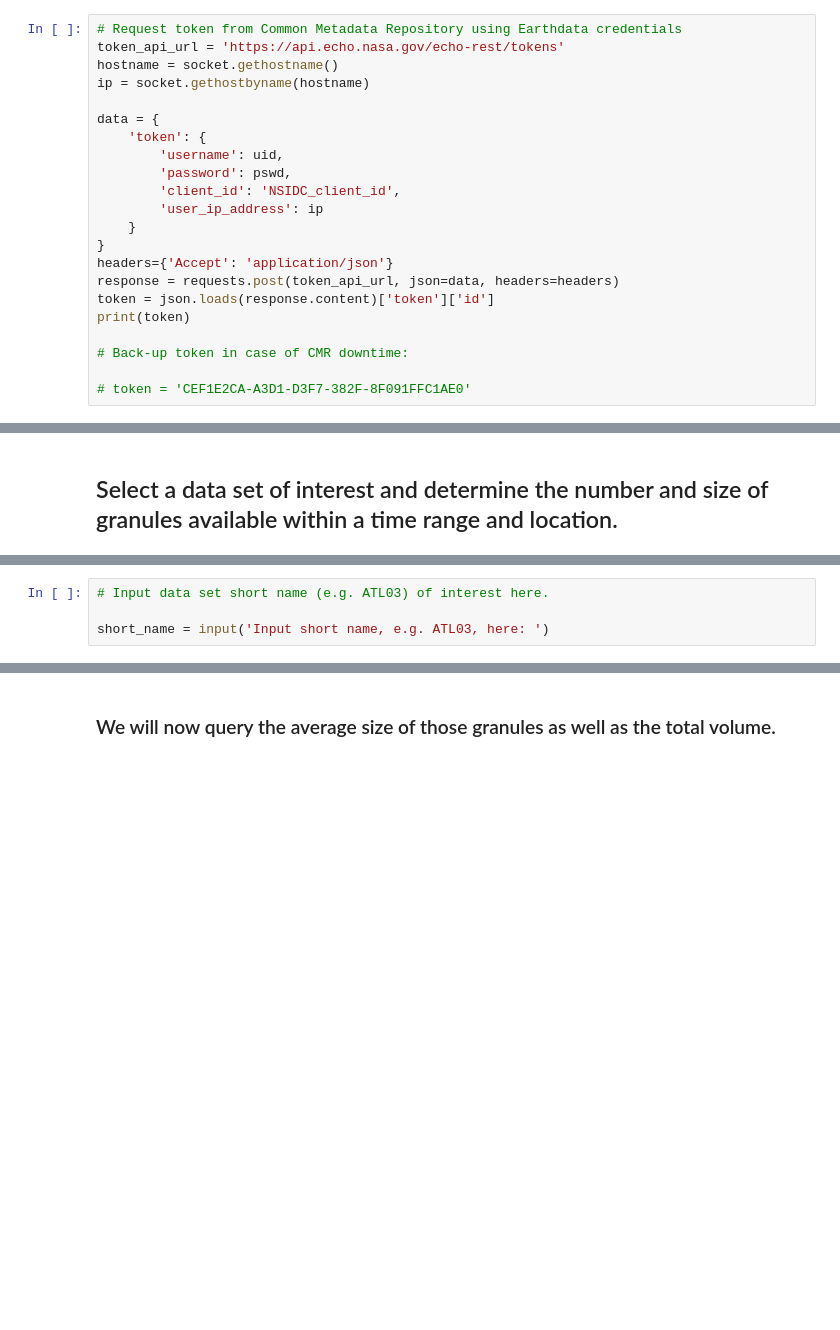
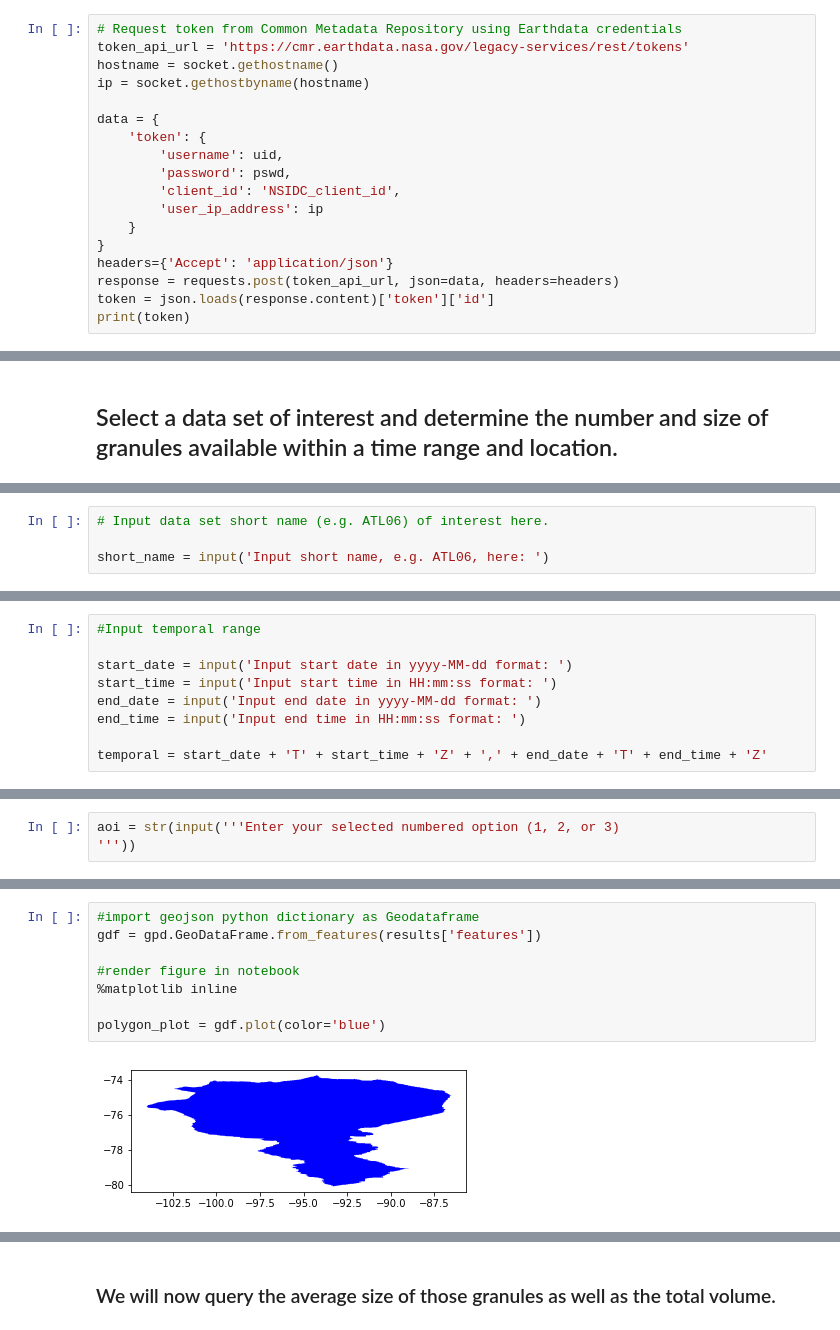
Before and after one commit to ICESAT-2HackWeek/data-access, a Jupyter notebook: notebooks/NSIDC DAAC ICESat-2 Customize and Access.ipynb, the cells around one changed output, grey strips where cells are left out. Drawn from its saved outputs; the diff is of its cells as text; blank space fills up the shorter version.

Commit message:
polygon filtering updates

```diff
--- a/notebooks/NSIDC DAAC ICESat-2 Customize and Access.ipynb
+++ b/notebooks/NSIDC DAAC ICESat-2 Customize and Access.ipynb
@@ -24,7 +28,7 @@ Earthdata Login password: ········
 Email address associated with Earthdata Login account: amy.steiker@nsidc.org
 # %%
 # Request token from Common Metadata Repository using Earthdata credentials
-token_api_url = 'https://api.echo.nasa.gov/echo-rest/tokens'
+token_api_url = 'https://cmr.earthdata.nasa.gov/legacy-services/rest/tokens'
 hostname = socket.gethostname()
 ip = socket.gethostbyname(hostname)
 
@@ -40,8 +44,4 @@ headers={'Accept': 'application/json'}
 response = requests.post(token_api_url, json=data, headers=headers)
 token = json.loads(response.content)['token']['id']
 print(token)
-
-# Back-up token in case of CMR downtime:
-
-# token = 'CEF1E2CA-A3D1-D3F7-382F-8F091FFC1AE0'
 # %% [output]
@@ -53,5 +53,5 @@ F9D2A712-8B4B-785A-F06E-D4BE8AE73170
 # %%
-# Input data set short name (e.g. ATL03) of interest here.
+# Input data set short name (e.g. ATL06) of interest here.
 
-short_name = input('Input short name, e.g. ATL03, here: ')
+short_name = input('Input short name, e.g. ATL06, here: ')
 # %% [output]
@@ -78,0 +79,9 @@ print('The most recent version of ', short_name, ' is ', latest_version)
+# %%
+#Input temporal range
+
+start_date = input('Input start date in yyyy-MM-dd format: ')
+start_time = input('Input start time in HH:mm:ss format: ')
+end_date = input('Input end date in yyyy-MM-dd format: ')
+end_time = input('Input end time in HH:mm:ss format: ')
+
+temporal = start_date + 'T' + start_time + 'Z' + ',' + end_date + 'T' + end_time + 'Z'
@@ -78,0 +99,3 @@ print('The most recent version of ', short_name, ' is ', latest_version)
+# %%
+aoi = str(input('''Enter your selected numbered option (1, 2, or 3)
+'''))
@@ -149,3 +205,13 @@ print(x)
+# %%
+#import geojson python dictionary as Geodataframe
+gdf = gpd.GeoDataFrame.from_features(results['features'])
+
+#render figure in notebook
+%matplotlib inline
+
+polygon_plot = gdf.plot(color='blue')
+# %% [output]
+[figure, added]
 # %%
 # Query number of granules (paging over results)
 
```
Also changed, not shown: parts of 30 cells of this notebook, 5 other files.
